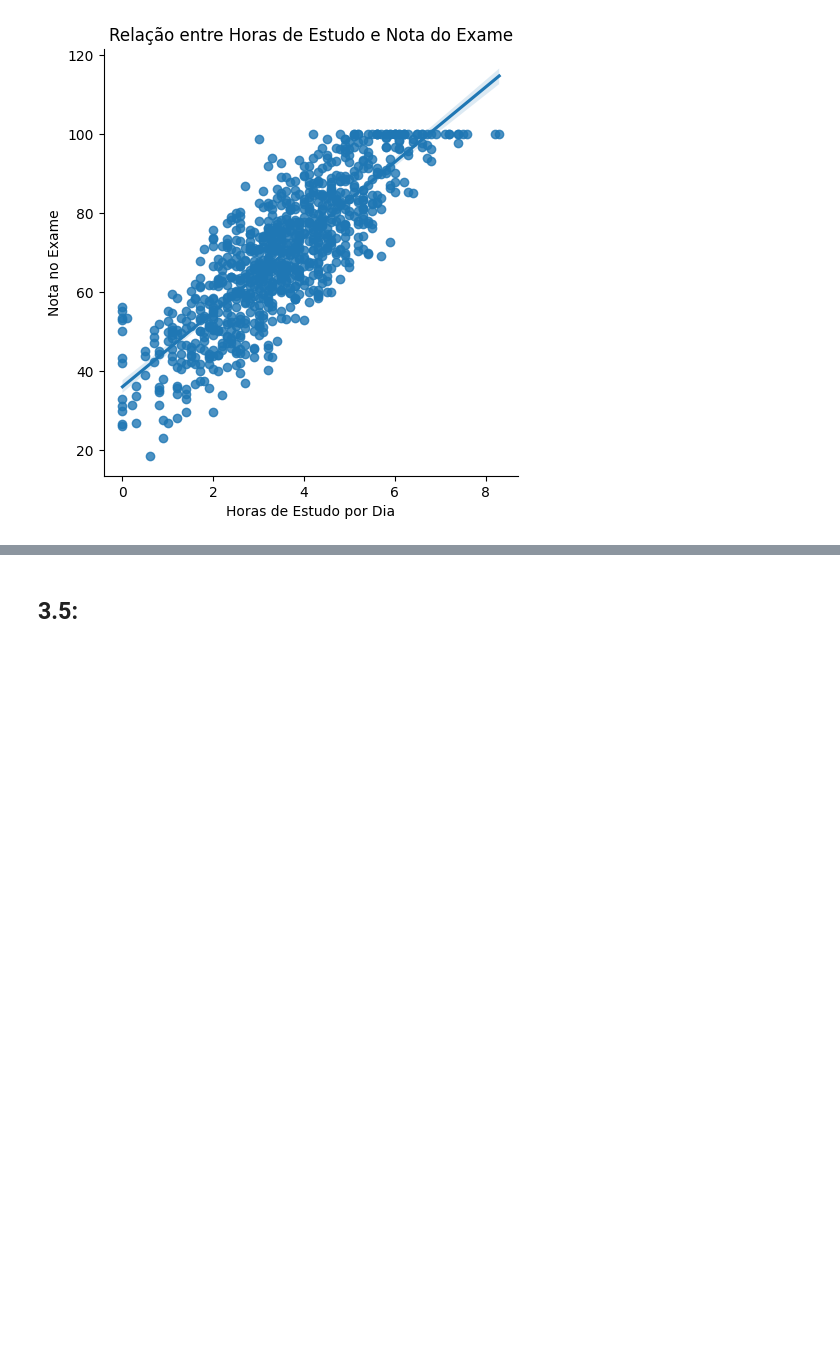
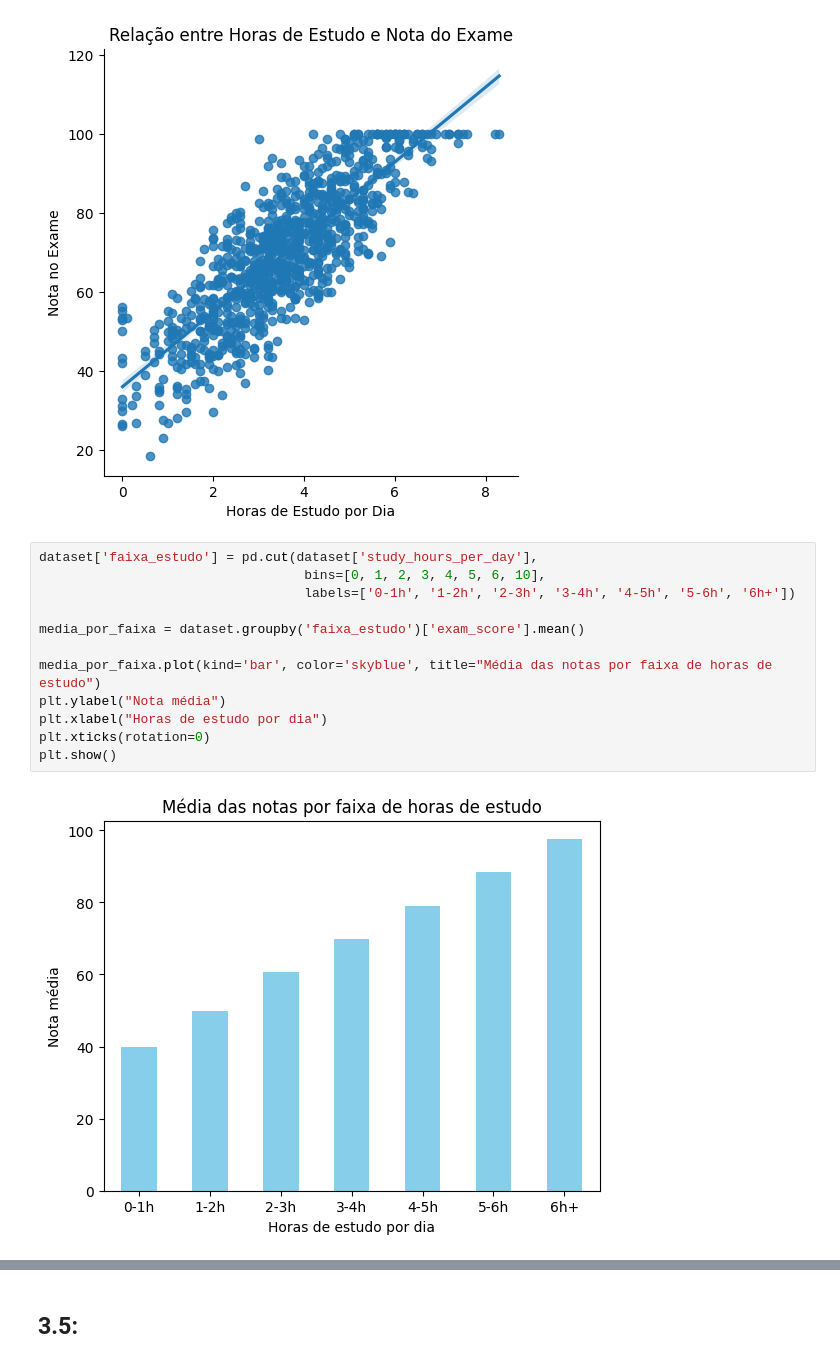
Before and after one commit to wilsonxdrone/N2-2B_AnaliseDados, a Jupyter notebook: analiseestudantes.ipynb, the cells around one changed output, grey strips where cells are left out. Cells and saved outputs as stored; diff of their text form; blank space fills up the shorter version.

```diff
--- a/analiseestudantes.ipynb
+++ b/analiseestudantes.ipynb
@@ -263,3 +267,17 @@ plt.ylabel('Nota no Exame')
 plt.show()
 # %% [output]
 [figure]
+# %%
+dataset['faixa_estudo'] = pd.cut(dataset['study_hours_per_day'],
+                                  bins=[0, 1, 2, 3, 4, 5, 6, 10],
+                                  labels=['0-1h', '1-2h', '2-3h', '3-4h', '4-5h', '5-6h', '6h+'])
+
+media_por_faixa = dataset.groupby('faixa_estudo')['exam_score'].mean()
+
+media_por_faixa.plot(kind='bar', color='skyblue', title="Média das notas por faixa de horas de estudo")
+plt.ylabel("Nota média")
+plt.xlabel("Horas de estudo por dia")
+plt.xticks(rotation=0)
+plt.show()
+# %% [output]
+[figure, added]
```
Also changed, not shown: parts of 7 cells of this notebook.
